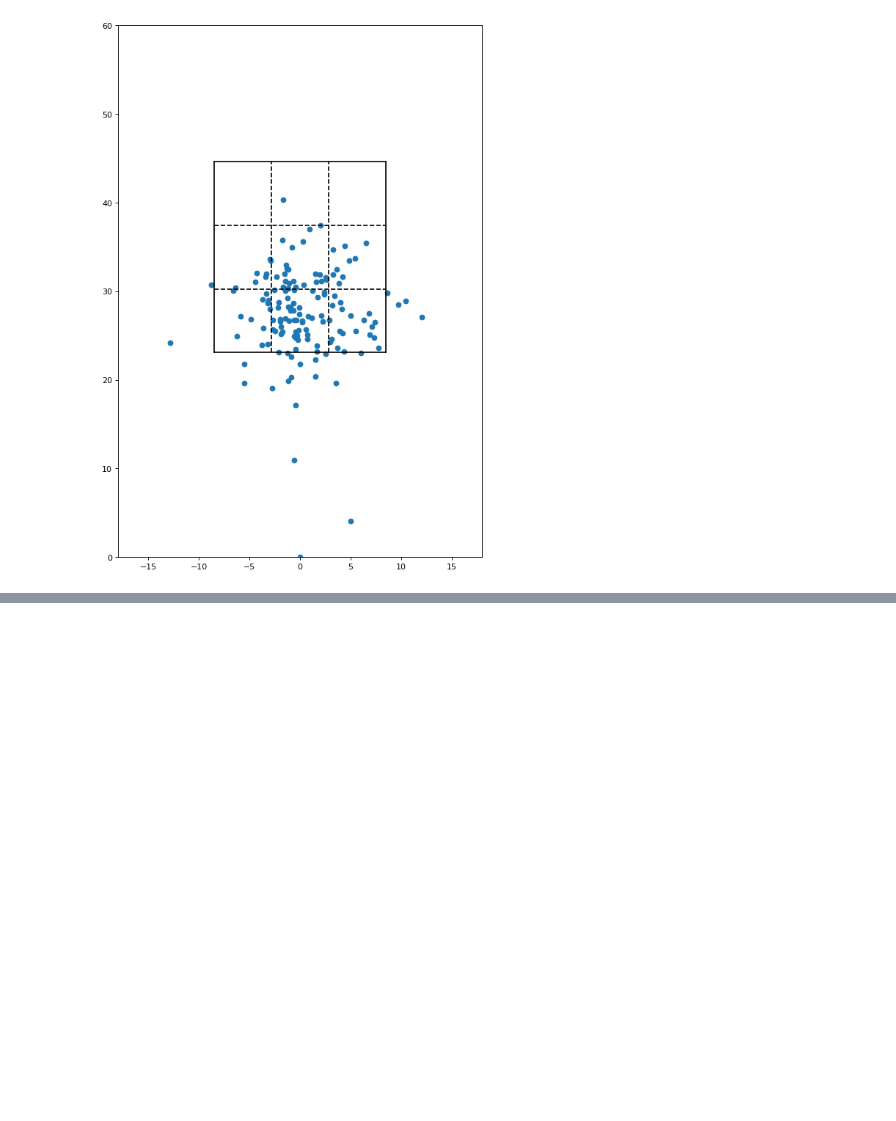
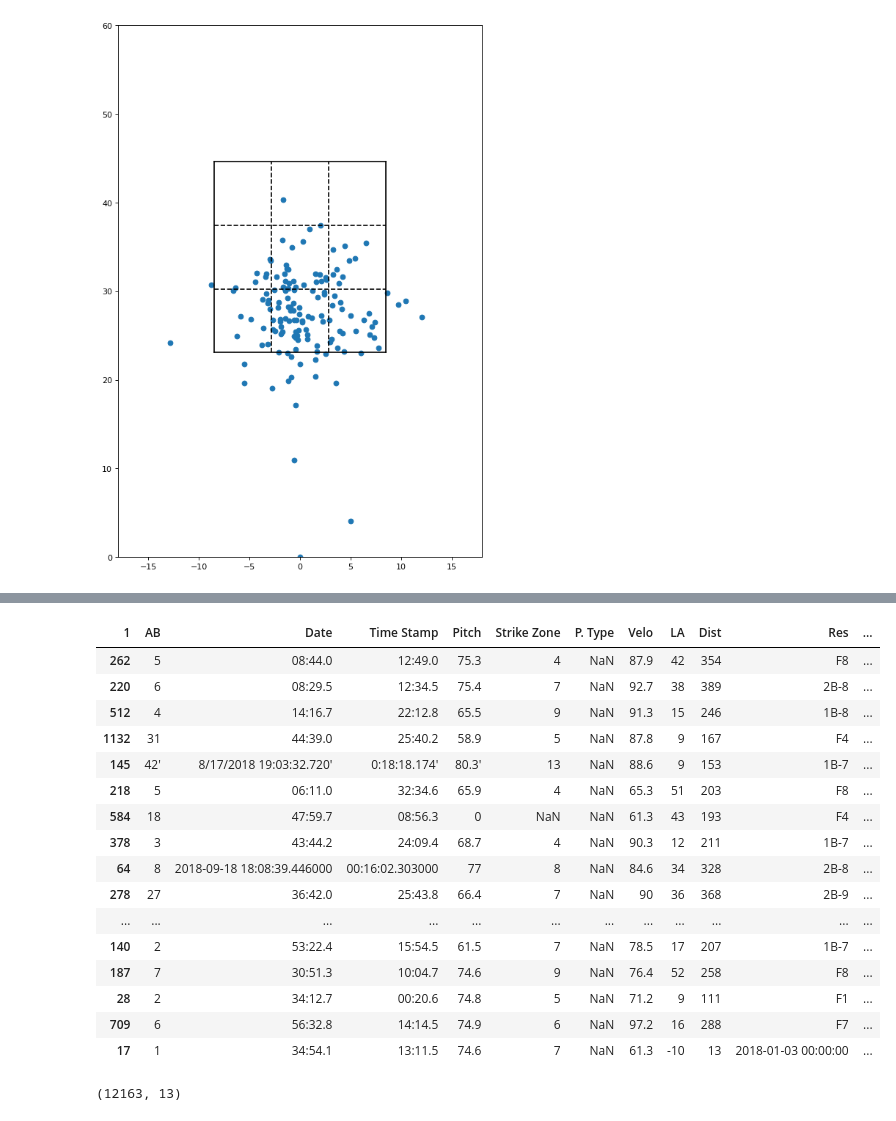
Before and after one commit to sumairshah/Driveline-Hitters, a Jupyter notebook: hitters2.ipynb, the cells around one changed output, grey strips where cells are left out. Saved outputs shown, nothing was run; the diff lists cells and outputs as text; code cells hidden in the pictures; blank space fills up the shorter version.

```diff
--- a/hitters2.ipynb
+++ b/hitters2.ipynb
@@ -464,0 +507,28 @@ analyze(hx2, 'Nate Clow', 44,55, 60, 90)
+# %%
+hxfina = hx2[['AB','Date','Time Stamp','Pitch','Strike Zone','P. Type','Velo','LA', 'Dist', 'Res', 'Type', 'Horiz. Angle', 'Type', 'Hand Speed', 'BV', 'Trigger to Impact', 'AA', 'Impact Momentum', 'Strike Zone Bottom', 'Strike Zone Top', 'Strike Zone Width', 'Vertical Distance', 'Horizontal Distance', 'X', 'Y', 'POI Z', 'Bat Material', 'User']]
+# %%
+hxfina['Level'] = None
+# %%
+hxfina.sample(30)
+# %% [output]
+| 1 | AB | Date | Time Stamp | Pitch | Strike Zone | P. Type | Velo | LA | Dist | Res | ... |
+| 262 | 5 | 08:44.0 | 12:49.0 | 75.3 | 4 | NaN | 87.9 | 42 | 354 | F8 | ... |
+| 220 | 6 | 08:29.5 | 12:34.5 | 75.4 | 7 | NaN | 92.7 | 38 | 389 | 2B-8 | ... |
+| 512 | 4 | 14:16.7 | 22:12.8 | 65.5 | 9 | NaN | 91.3 | 15 | 246 | 1B-8 | ... |
+| 1132 | 31 | 44:39.0 | 25:40.2 | 58.9 | 5 | NaN | 87.8 | 9 | 167 | F4 | ... |
+| 145 | 42' | 8/17/2018 19:03:32.720' | 0:18:18.174' | 80.3' | 13 | NaN | 88.6 | 9 | 153 | 1B-7 | ... |
+| 218 | 5 | 06:11.0 | 32:34.6 | 65.9 | 4 | NaN | 65.3 | 51 | 203 | F8 | ... |
+| 584 | 18 | 47:59.7 | 08:56.3 | 0 | NaN | NaN | 61.3 | 43 | 193 | F4 | ... |
+| 378 | 3 | 43:44.2 | 24:09.4 | 68.7 | 4 | NaN | 90.3 | 12 | 211 | 1B-7 | ... |
+| 64 | 8 | 2018-09-18 18:08:39.446000 | 00:16:02.303000 | 77 | 8 | NaN | 84.6 | 34 | 328 | 2B-8 | ... |
+| 278 | 27 | 36:42.0 | 25:43.8 | 66.4 | 7 | NaN | 90 | 36 | 368 | 2B-9 | ... |
+| ... | ... | ... | ... | ... | ... | ... | ... | ... | ... | ... | ... |
+| 140 | 2 | 53:22.4 | 15:54.5 | 61.5 | 7 | NaN | 78.5 | 17 | 207 | 1B-7 | ... |
+| 187 | 7 | 30:51.3 | 10:04.7 | 74.6 | 9 | NaN | 76.4 | 52 | 258 | F8 | ... |
+| 28 | 2 | 34:12.7 | 00:20.6 | 74.8 | 5 | NaN | 71.2 | 9 | 111 | F1 | ... |
+| 709 | 6 | 56:32.8 | 14:14.5 | 74.9 | 6 | NaN | 97.2 | 16 | 288 | F7 | ... |
+| 17 | 1 | 34:54.1 | 13:11.5 | 74.6 | 7 | NaN | 61.3 | -10 | 13 | 2018-01-03 00:00:00 | ... |
+# %%
+hxfina.shape
+# %% [output]
+(12163, 13)
```
Also changed, not shown: parts of 9 cells of this notebook.
